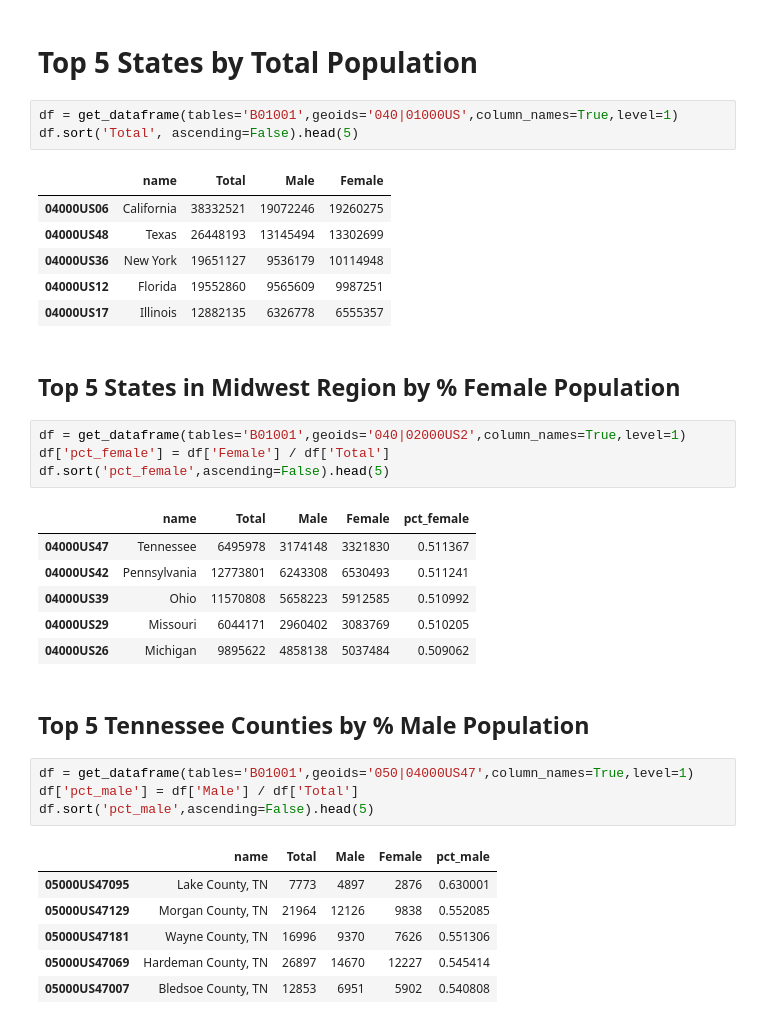
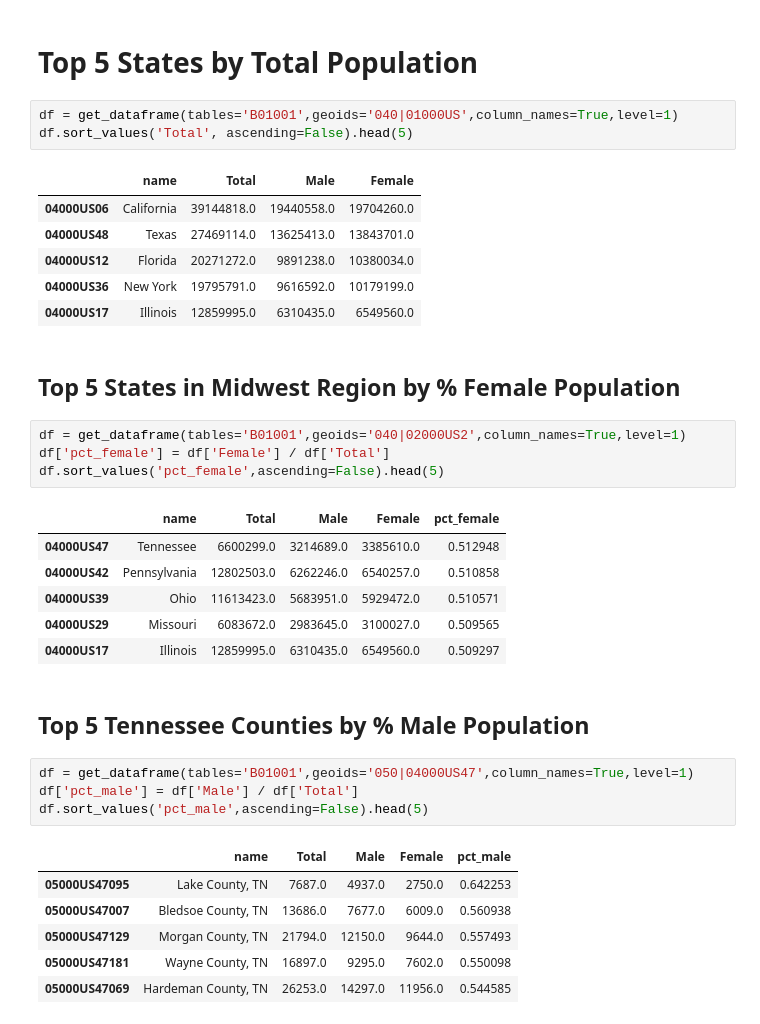
Before and after one commit to censusreporter/notebooks, a Jupyter notebook: Basic Census Reporter API with Pandas.ipynb, the cells around one changed output. Cells and saved outputs as stored; diff of their text form.

```diff
--- a/Basic Census Reporter API with Pandas.ipynb
+++ b/Basic Census Reporter API with Pandas.ipynb
@@ -6,37 +6,37 @@ from censusreporter_api import * # a few convenience methods elsewhere in this r
 # Top 5 States by Total Population
 # %%
 df = get_dataframe(tables='B01001',geoids='040|01000US',column_names=True,level=1)
-df.sort('Total', ascending=False).head(5)
+df.sort_values('Total', ascending=False).head(5)
 # %% [output]
 |  | name | Total | Male | Female |
-| 04000US06 | California | 38332521 | 19072246 | 19260275 |
-| 04000US48 | Texas | 26448193 | 13145494 | 13302699 |
-| 04000US36 | New York | 19651127 | 9536179 | 10114948 |
-| 04000US12 | Florida | 19552860 | 9565609 | 9987251 |
-| 04000US17 | Illinois | 12882135 | 6326778 | 6555357 |
+| 04000US06 | California | 39144818.0 | 19440558.0 | 19704260.0 |
+| 04000US48 | Texas | 27469114.0 | 13625413.0 | 13843701.0 |
+| 04000US12 | Florida | 20271272.0 | 9891238.0 | 10380034.0 |
+| 04000US36 | New York | 19795791.0 | 9616592.0 | 10179199.0 |
+| 04000US17 | Illinois | 12859995.0 | 6310435.0 | 6549560.0 |
 # %% [markdown]
 ## Top 5 States in Midwest Region by % Female Population
 # %%
 df = get_dataframe(tables='B01001',geoids='040|02000US2',column_names=True,level=1)
 df['pct_female'] = df['Female'] / df['Total']
-df.sort('pct_female',ascending=False).head(5)
+df.sort_values('pct_female',ascending=False).head(5)
 # %% [output]
 |  | name | Total | Male | Female | pct_female |
-| 04000US47 | Tennessee | 6495978 | 3174148 | 3321830 | 0.511367 |
-| 04000US42 | Pennsylvania | 12773801 | 6243308 | 6530493 | 0.511241 |
-| 04000US39 | Ohio | 11570808 | 5658223 | 5912585 | 0.510992 |
-| 04000US29 | Missouri | 6044171 | 2960402 | 3083769 | 0.510205 |
-| 04000US26 | Michigan | 9895622 | 4858138 | 5037484 | 0.509062 |
+| 04000US47 | Tennessee | 6600299.0 | 3214689.0 | 3385610.0 | 0.512948 |
+| 04000US42 | Pennsylvania | 12802503.0 | 6262246.0 | 6540257.0 | 0.510858 |
+| 04000US39 | Ohio | 11613423.0 | 5683951.0 | 5929472.0 | 0.510571 |
+| 04000US29 | Missouri | 6083672.0 | 2983645.0 | 3100027.0 | 0.509565 |
+| 04000US17 | Illinois | 12859995.0 | 6310435.0 | 6549560.0 | 0.509297 |
 # %% [markdown]
 ## Top 5 Tennessee Counties by % Male Population
 # %%
 df = get_dataframe(tables='B01001',geoids='050|04000US47',column_names=True,level=1)
 df['pct_male'] = df['Male'] / df['Total']
-df.sort('pct_male',ascending=False).head(5)
+df.sort_values('pct_male',ascending=False).head(5)
 # %% [output]
 |  | name | Total | Male | Female | pct_male |
-| 05000US47095 | Lake County, TN | 7773 | 4897 | 2876 | 0.630001 |
-| 05000US47129 | Morgan County, TN | 21964 | 12126 | 9838 | 0.552085 |
-| 05000US47181 | Wayne County, TN | 16996 | 9370 | 7626 | 0.551306 |
-| 05000US47069 | Hardeman County, TN | 26897 | 14670 | 12227 | 0.545414 |
-| 05000US47007 | Bledsoe County, TN | 12853 | 6951 | 5902 | 0.540808 |
+| 05000US47095 | Lake County, TN | 7687.0 | 4937.0 | 2750.0 | 0.642253 |
+| 05000US47007 | Bledsoe County, TN | 13686.0 | 7677.0 | 6009.0 | 0.560938 |
+| 05000US47129 | Morgan County, TN | 21794.0 | 12150.0 | 9644.0 | 0.557493 |
+| 05000US47181 | Wayne County, TN | 16897.0 | 9295.0 | 7602.0 | 0.550098 |
+| 05000US47069 | Hardeman County, TN | 26253.0 | 14297.0 | 11956.0 | 0.544585 |
```
Also changed, not shown: 4 other files.
